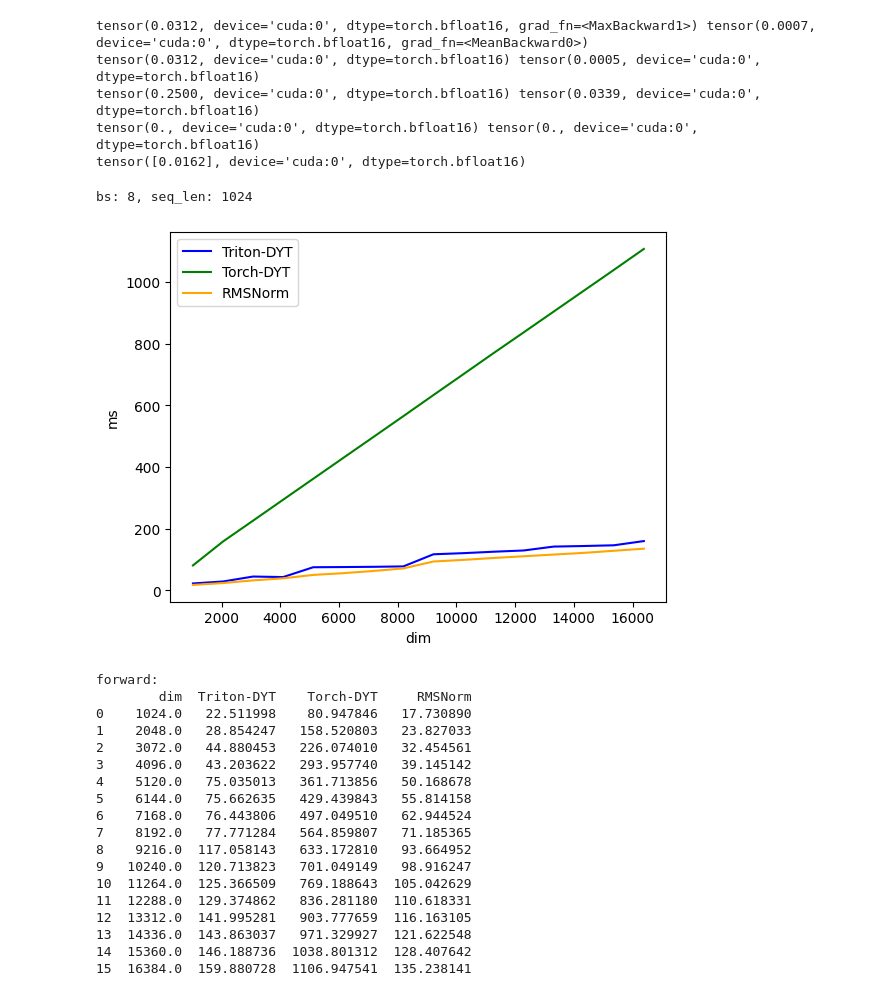
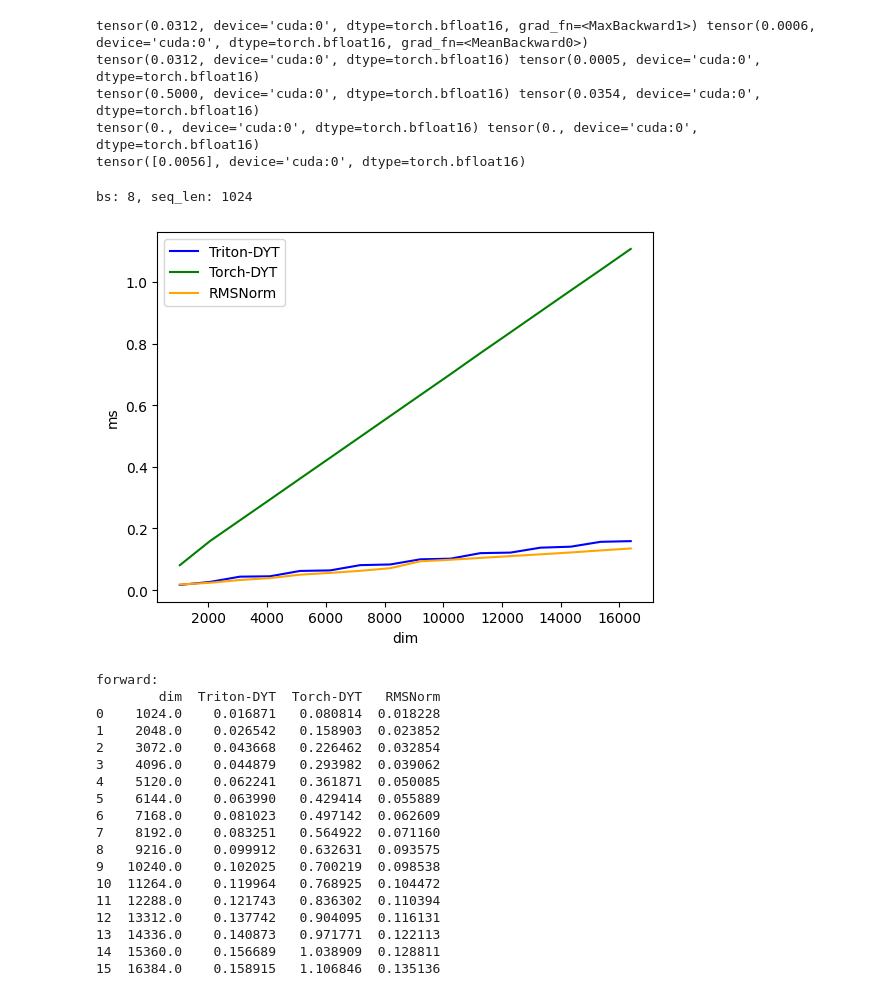
Before and after one commit to mdy666/mdy_triton, a Jupyter notebook: others/dyt/test_dyt.ipynb, the cells around one changed output. Cells and saved outputs as stored; diff of their text form; code cells hidden in the pictures.

```diff
--- a/others/dyt/test_dyt.ipynb
+++ b/others/dyt/test_dyt.ipynb
@@ -10,7 +10,7 @@ from rmsnorm import TritonRMSNorm
 # %%
 dtype = torch.bfloat16
 device = 'cuda'
-bs, seq_len, dim = 1, 2048, 4096
+bs, seq_len, dim = 1, 2048, 9192
 x1 = torch.randn(bs, seq_len, dim, device=device, dtype=dtype)
 x1.requires_grad_(True)
 x2 = deepcopy(x1)
@@ -30,11 +30,11 @@ print((dyt1.gemma.grad-dyt2.gemma.grad).abs().max(), (dyt1.gemma.grad-dyt2.gemma
 print((dyt1.beta.grad-dyt2.beta.grad).abs().max(), (dyt1.beta.grad-dyt2.beta.grad).abs().mean())
 print((dyt1.alpha.grad-dyt2.alpha.grad).abs() / dyt1.alpha.grad.abs())
 # %% [output]
-tensor(0.0312, device='cuda:0', dtype=torch.bfloat16, grad_fn=<MaxBackward1>) tensor(0.0007, device='cuda:0', dtype=torch.bfloat16, grad_fn=<MeanBackward0>)
+tensor(0.0312, device='cuda:0', dtype=torch.bfloat16, grad_fn=<MaxBackward1>) tensor(0.0006, device='cuda:0', dtype=torch.bfloat16, grad_fn=<MeanBackward0>)
 tensor(0.0312, device='cuda:0', dtype=torch.bfloat16) tensor(0.0005, device='cuda:0', dtype=torch.bfloat16)
-tensor(0.2500, device='cuda:0', dtype=torch.bfloat16) tensor(0.0339, device='cuda:0', dtype=torch.bfloat16)
+tensor(0.5000, device='cuda:0', dtype=torch.bfloat16) tensor(0.0354, device='cuda:0', dtype=torch.bfloat16)
 tensor(0., device='cuda:0', dtype=torch.bfloat16) tensor(0., device='cuda:0', dtype=torch.bfloat16)
-tensor([0.0162], device='cuda:0', dtype=torch.bfloat16)
+tensor([0.0056], device='cuda:0', dtype=torch.bfloat16)
 # %%
 
 @triton.testing.perf_report(
@@ -45,53 +45,53 @@ tensor([0.0162], device='cuda:0', dtype=torch.bfloat16)
         line_vals=['Triton-DYT', "Torch-DYT", 'RMSNorm'],  # possible values for `line_arg``
         line_names=[
             "Triton-DYT",
             "Torch-DYT",
             "RMSNorm"
         ],  # label name for the lines
         styles=[('blue', '-'), ('green', '-'), ('orange', '-')],  # line styles
         ylabel="ms",  # label name for the y-axis
         plot_name="forward",  # name for the plot. Used also as a file name for saving the plot.
         args={'seq_len': 1024, 'bs': 8}
     ))
 def benchmark(bs, seq_len, dim, provider):
     device = torch.device('cuda')
     dtype = torch.bfloat16
     tensor = torch.randn(bs, seq_len, dim).to(device).to(dtype)
     stream = torch.cuda.Stream()
     torch.cuda.set_stream(stream)
     if provider == 'Triton-DYT':
         dyt = DYT(dim).to(device).to(dtype)
         ms = triton.testing.do_bench(lambda: dyt(tensor, 'triton'))
     if provider == 'Torch-DYT':
         dyt = DYT(dim).to(device).to(dtype)
         ms = triton.testing.do_bench(lambda: dyt(tensor, 'torch'))
     if provider == 'RMSNorm':
         norm = TritonRMSNorm(dim).to(device).to(dtype)
         ms = triton.testing.do_bench(lambda: norm(tensor))
-    return ms * 1e3
+    return ms
 print(f'bs: {8}, seq_len: {1024}')
 benchmark.run(show_plots=True, print_data=True)
 # %% [output]
 bs: 8, seq_len: 1024
-[figure, old version]
+[figure, new version]
 forward:
-        dim  Triton-DYT    Torch-DYT     RMSNorm
-0    1024.0   22.511998    80.947846   17.730890
-1    2048.0   28.854247   158.520803   23.827033
-2    3072.0   44.880453   226.074010   32.454561
-3    4096.0   43.203622   293.957740   39.145142
-4    5120.0   75.035013   361.713856   50.168678
-5    6144.0   75.662635   429.439843   55.814158
-6    7168.0   76.443806   497.049510   62.944524
-7    8192.0   77.771284   564.859807   71.185365
-8    9216.0  117.058143   633.172810   93.664952
-9   10240.0  120.713823   701.049149   98.916247
-10  11264.0  125.366509   769.188643  105.042629
-11  12288.0  129.374862   836.281180  110.618331
-12  13312.0  141.995281   903.777659  116.163105
-13  14336.0  143.863037   971.329927  121.622548
-14  15360.0  146.188736  1038.801312  128.407642
-15  16384.0  159.880728  1106.947541  135.238141
+        dim  Triton-DYT  Torch-DYT   RMSNorm
+0    1024.0    0.016871   0.080814  0.018228
+1    2048.0    0.026542   0.158903  0.023852
+2    3072.0    0.043668   0.226462  0.032854
+3    4096.0    0.044879   0.293982  0.039062
+4    5120.0    0.062241   0.361871  0.050085
+5    6144.0    0.063990   0.429414  0.055889
+6    7168.0    0.081023   0.497142  0.062609
+7    8192.0    0.083251   0.564922  0.071160
+8    9216.0    0.099912   0.632631  0.093575
+9   10240.0    0.102025   0.700219  0.098538
+10  11264.0    0.119964   0.768925  0.104472
+11  12288.0    0.121743   0.836302  0.110394
+12  13312.0    0.137742   0.904095  0.116131
+13  14336.0    0.140873   0.971771  0.122113
+14  15360.0    0.156689   1.038909  0.128811
+15  16384.0    0.158915   1.106846  0.135136
 # %%
 
 @triton.testing.perf_report(
```
Also changed, not shown: parts of 1 cell of this notebook, 1 other file.
